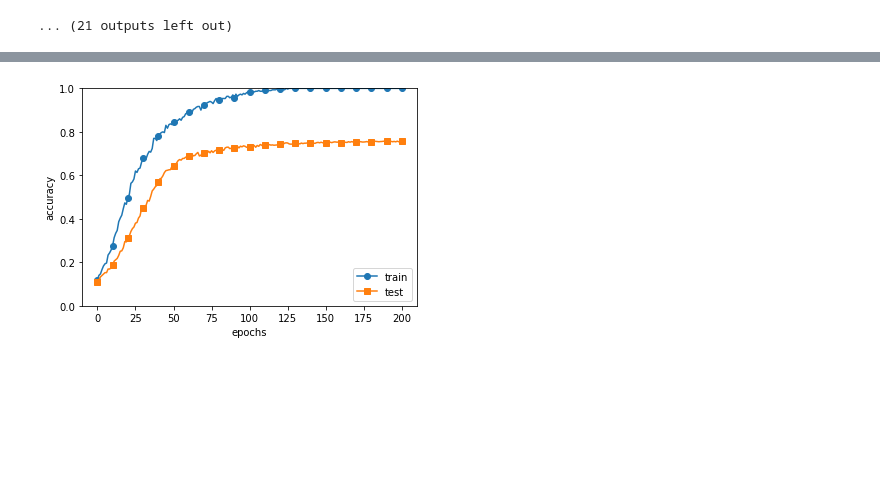
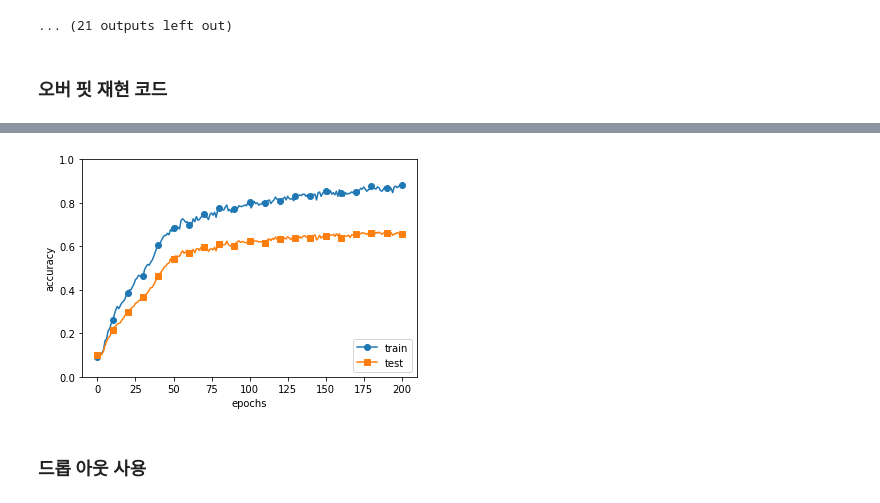
Before and after one commit to imguru-mooc/deep_learning_nlp, a Jupyter notebook: 밑바닥시리즈_1/ch06/ch06.ipynb, the cells around one changed output, grey strips where cells are left out. Saved outputs shown, nothing was run; the diff lists cells and outputs as text; code cells hidden in the pictures; blank space fills up the shorter version.

```diff
--- a/밑바닥시리즈_1/ch06/ch06.ipynb
+++ b/밑바닥시리즈_1/ch06/ch06.ipynb
@@ -171,0 +172,7 @@ Adam:0.015370524495863827
+# %%
+import numpy as np
+import matplotlib.pyplot as plt
+
+a = np.random.randn(3,3)
+print(a.shape)
+print(a)
@@ -568,6 +587,8 @@ epoch:16 | 0.116 - 0.931
 epoch:17 | 0.146 - 0.94
 epoch:18 | 0.144 - 0.946
 ... (21 outputs left out)
+# %% [markdown]
+### 오버 핏 재현 코드
 # %%
 import os
 import sys
@@ -586,8 +607,8 @@ x_train = x_train[:300]
 t_train = t_train[:300]
 
 # weight decay（가중치 감쇠） 설정 =======================
-weight_decay_lambda = 0 # weight decay를 사용하지 않을 경우
-# weight_decay_lambda = 0.1
+# weight_decay_lambda = 0 # weight decay를 사용하지 않을 경우
+weight_decay_lambda = 0.1
 # ====================================================
 
 network = MultiLayerNet(input_size=784, hidden_size_list=[100, 100, 100, 100, 100, 100], output_size=10,
@@ -657,4 +678,6 @@ epoch:200, train acc:1.0, test acc:0.7566
-[figure, old version]
+[figure, new version]
+# %% [markdown]
+### 드롭 아웃 사용
 # %%
 import os
 import sys
```
Also changed, not shown: parts of 6 cells of this notebook.
